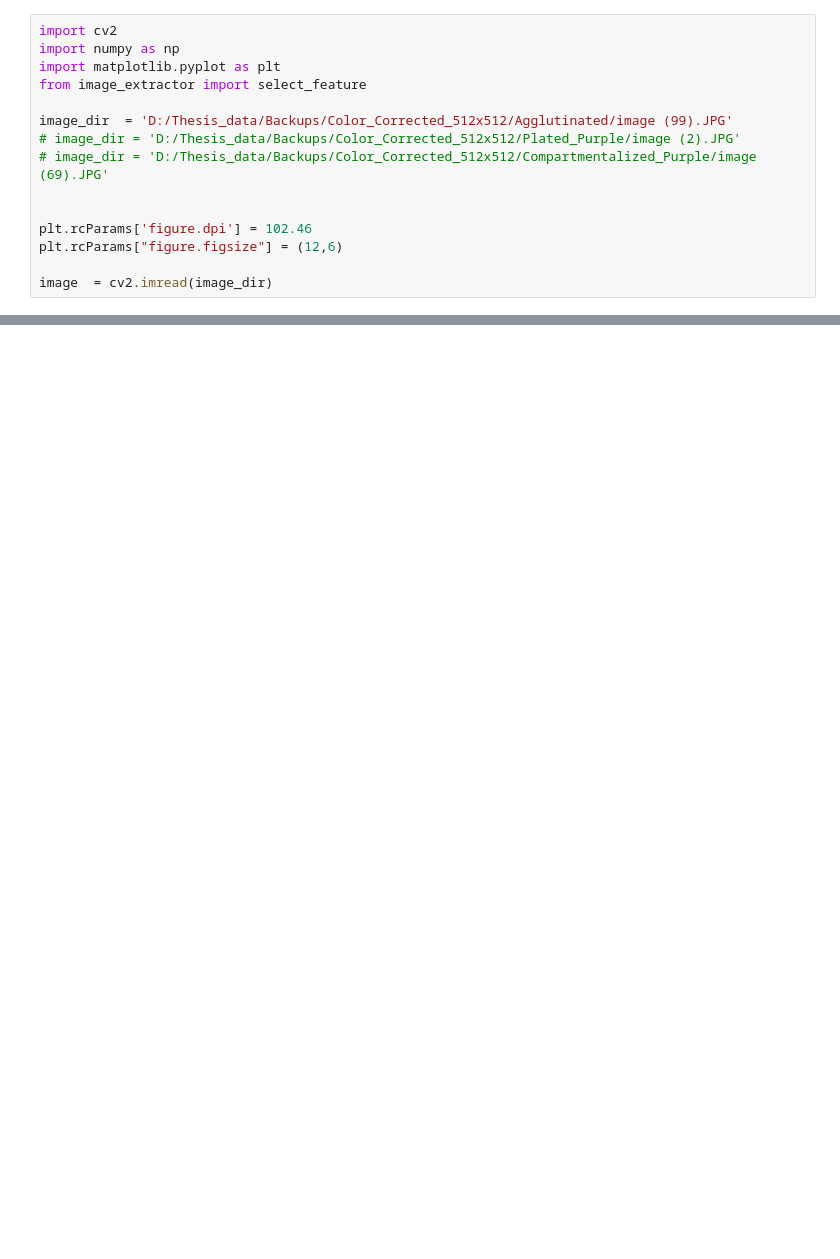
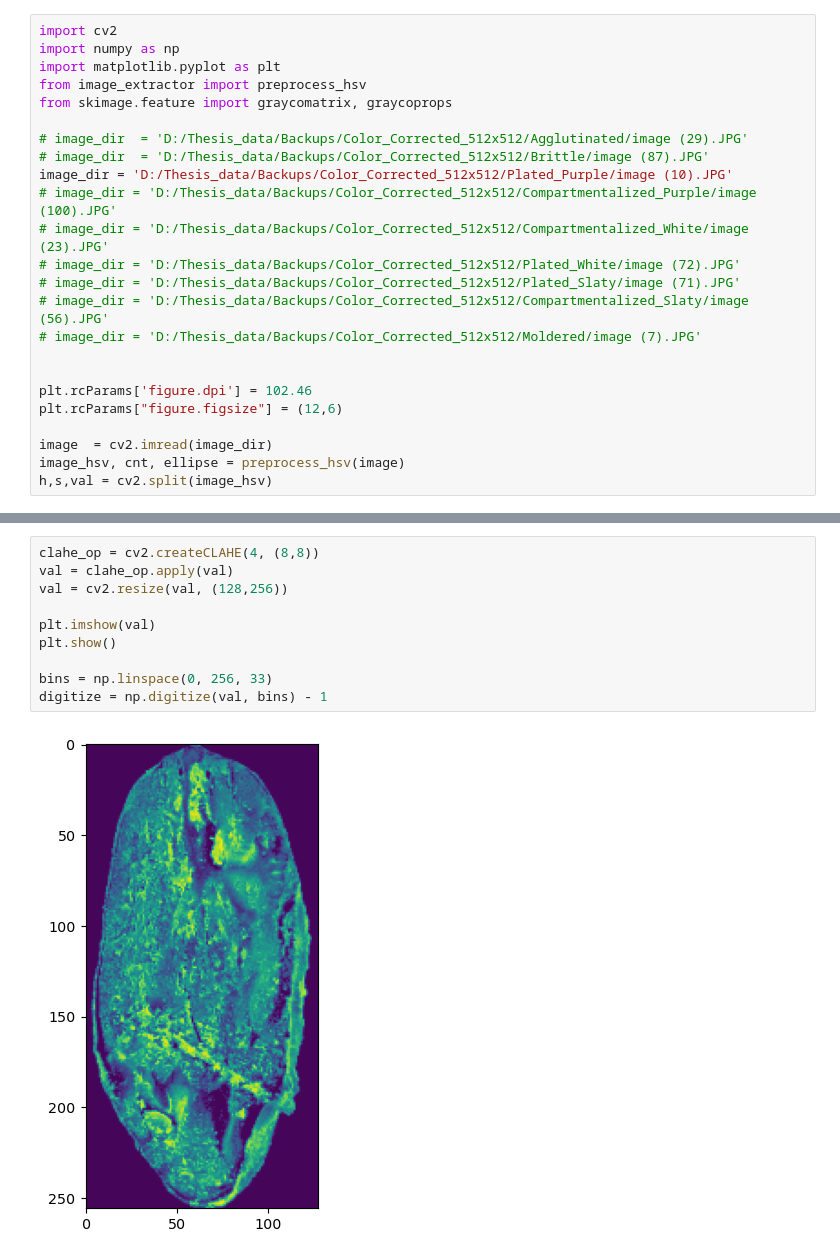
Before and after one commit to quanglochuynh/thesis2022, a Jupyter notebook: The_new_thesis_approach/glcm_extractor.ipynb, the cells around one changed output, grey strips where cells are left out. Drawn from its saved outputs; the diff is of its cells as text; blank space fills up the shorter version.

```diff
--- a/The_new_thesis_approach/glcm_extractor.ipynb
+++ b/The_new_thesis_approach/glcm_extractor.ipynb
@@ -2,14 +2,23 @@
 import cv2
 import numpy as np
 import matplotlib.pyplot as plt
-from image_extractor import select_feature
+from image_extractor import preprocess_hsv
+from skimage.feature import graycomatrix, graycoprops
 
-image_dir  = 'D:/Thesis_data/Backups/Color_Corrected_512x512/Agglutinated/image (99).JPG'
-# image_dir = 'D:/Thesis_data/Backups/Color_Corrected_512x512/Plated_Purple/image (2).JPG'
-# image_dir = 'D:/Thesis_data/Backups/Color_Corrected_512x512/Compartmentalized_Purple/image (69).JPG'
+# image_dir  = 'D:/Thesis_data/Backups/Color_Corrected_512x512/Agglutinated/image (29).JPG'
+# image_dir  = 'D:/Thesis_data/Backups/Color_Corrected_512x512/Brittle/image (87).JPG'
+image_dir = 'D:/Thesis_data/Backups/Color_Corrected_512x512/Plated_Purple/image (10).JPG'
+# image_dir = 'D:/Thesis_data/Backups/Color_Corrected_512x512/Compartmentalized_Purple/image (100).JPG'
+# image_dir = 'D:/Thesis_data/Backups/Color_Corrected_512x512/Compartmentalized_White/image (23).JPG'
+# image_dir = 'D:/Thesis_data/Backups/Color_Corrected_512x512/Plated_White/image (72).JPG'
+# image_dir = 'D:/Thesis_data/Backups/Color_Corrected_512x512/Plated_Slaty/image (71).JPG'
+# image_dir = 'D:/Thesis_data/Backups/Color_Corrected_512x512/Compartmentalized_Slaty/image (56).JPG'
+# image_dir = 'D:/Thesis_data/Backups/Color_Corrected_512x512/Moldered/image (7).JPG'
 
 
 plt.rcParams['figure.dpi'] = 102.46
 plt.rcParams["figure.figsize"] = (12,6)
 
 image  = cv2.imread(image_dir)
+image_hsv, cnt, ellipse = preprocess_hsv(image)
+h,s,val = cv2.split(image_hsv)
@@ -40,0 +25,12 @@ print(glcm_cor)
+# %%
+clahe_op = cv2.createCLAHE(4, (8,8))
+val = clahe_op.apply(val)
+val = cv2.resize(val, (128,256))
+
+plt.imshow(val)
+plt.show()
+
+bins = np.linspace(0, 256, 33)
+digitize = np.digitize(val, bins) - 1
+# %% [output]
+[figure, added]
```
Also changed, not shown: parts of 3 cells of this notebook, 5 other files.
